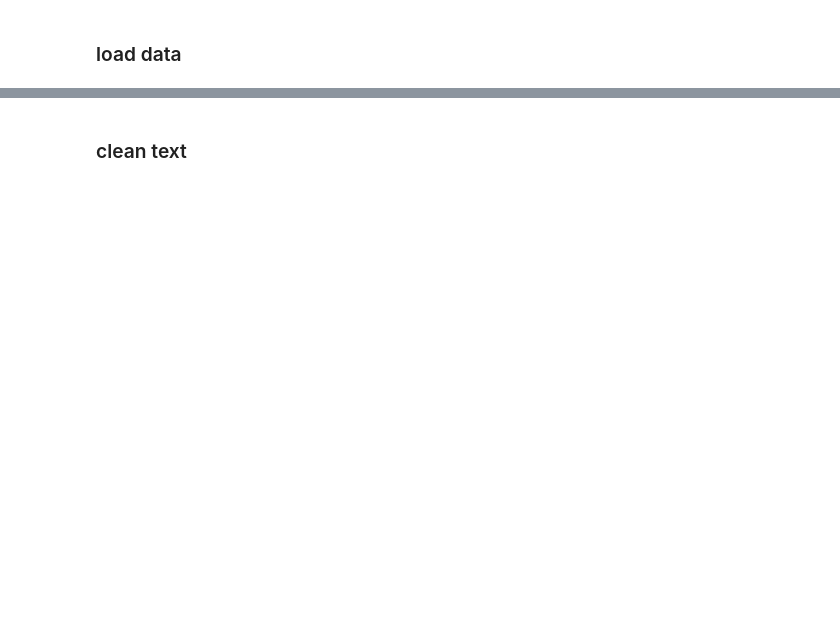
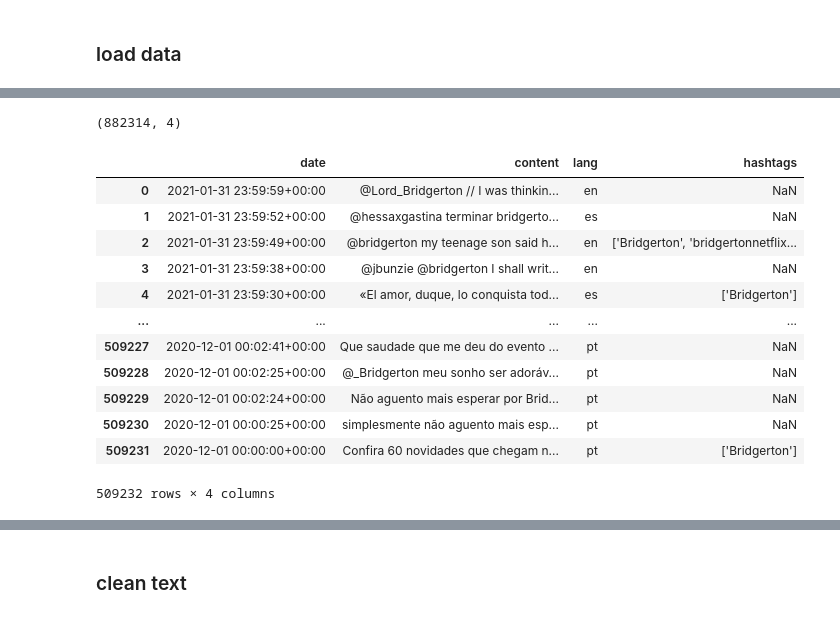
Before and after one commit to sheatoo/viewership-analysis, a Jupyter notebook: code/mandalorian-topic-model.ipynb, the cells around one changed output, grey strips where cells are left out. Saved outputs shown, nothing was run; the diff lists cells and outputs as text; code cells hidden in the pictures; blank space fills up the shorter version.

```diff
--- a/code/mandalorian-topic-model.ipynb
+++ b/code/mandalorian-topic-model.ipynb
@@ -131,0 +41,21 @@ yoda_csv
+# %%
+data.shape
+# %% [output]
+(882314, 4)
+# %%
+data.drop(data.columns[0], axis = 1, inplace = True)
+data
+# %% [output]
+|  | date | content | lang | hashtags |
+| 0 | 2021-01-31 23:59:59+00:00 | @Lord_Bridgerton // I was thinkin... | en | NaN |
+| 1 | 2021-01-31 23:59:52+00:00 | @hessaxgastina terminar bridgerto... | es | NaN |
+| 2 | 2021-01-31 23:59:49+00:00 | @bridgerton my teenage son said h... | en | ['Bridgerton', 'bridgertonnetflix... |
+| 3 | 2021-01-31 23:59:38+00:00 | @jbunzie @bridgerton I shall writ... | en | NaN |
+| 4 | 2021-01-31 23:59:30+00:00 | «El amor, duque, lo conquista tod... | es | ['Bridgerton'] |
+| ... | ... | ... | ... | ... |
+| 509227 | 2020-12-01 00:02:41+00:00 | Que saudade que me deu do evento ... | pt | NaN |
+| 509228 | 2020-12-01 00:02:25+00:00 | @_Bridgerton meu sonho ser adoráv... | pt | NaN |
+| 509229 | 2020-12-01 00:02:24+00:00 | Não aguento mais esperar por Brid... | pt | NaN |
+| 509230 | 2020-12-01 00:00:25+00:00 | simplesmente não aguento mais esp... | pt | NaN |
+| 509231 | 2020-12-01 00:00:00+00:00 | Confira 60 novidades que chegam n... | pt | ['Bridgerton'] |
+509232 rows × 4 columns
```
Also changed, not shown: parts of 24 cells of this notebook.
